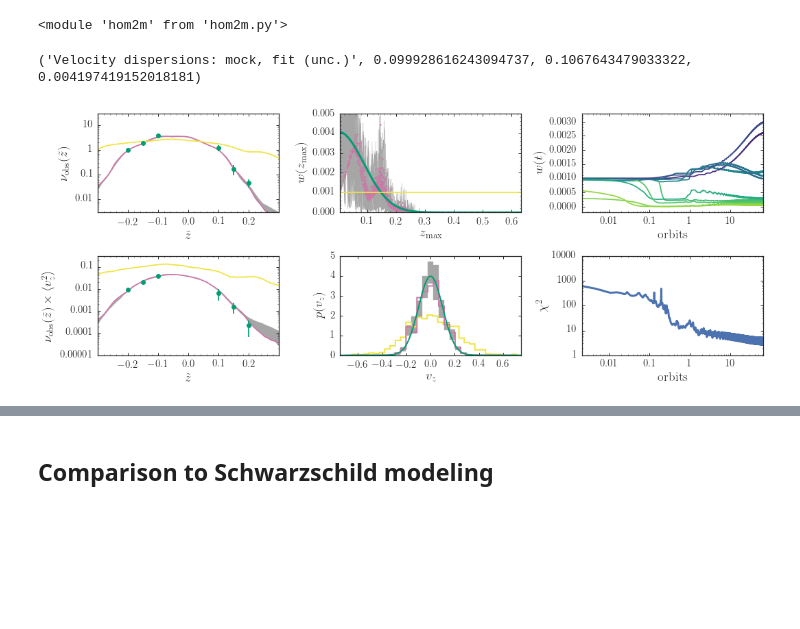
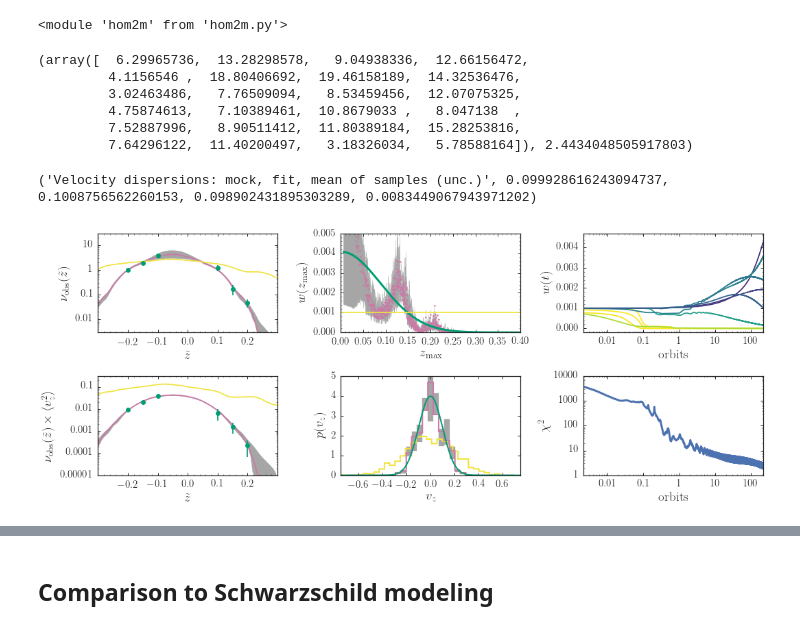
Before and after one commit to jobovy/simple-m2m, a Jupyter notebook: py/HOM2M.ipynb, the cells around one changed output, grey strips where cells are left out. Saved outputs shown, nothing was run; the diff lists cells and outputs as text; code cells hidden in the pictures; blank space fills up the shorter version.

```diff
--- a/py/HOM2M.ipynb
+++ b/py/HOM2M.ipynb
@@ -136,15 +136,15 @@ reload(hom2m)
 <module 'hom2m' from 'hom2m.py'>
 # %%
 step= numpy.pi/3.*10.**-2.
-nstep= 30000
-eps= 10.**-3.
+nstep= 100000
+eps= 10.**-3.5
 smooth= None#1./step/100.
 st96smooth= False
-mu= 5.
-h_m2m= 0.05
+mu= 0.
+h_m2m= 0.075
 omega_m2m= omega_true
 zsun_m2m= zsun_true
-prior= 'gamma'
+prior= 'entropy'
 w_out,Q,wevol,windx= hom2m.fit_m2m(w_init,z_m2m,vz_m2m,omega_m2m,zsun_m2m,
                                    z_obs,dens_obs,dens_obs_noise,
                                    densv2_obs,densv2_obs_noise,
@@ -235,16 +232,25 @@ reload(hom2m)
 <module 'hom2m' from 'hom2m.py'>
 # %%
 step_sam= numpy.pi/3.*10.**-2.
-nstep_sam= 10000
-eps_sam= 10.**-3.
-prior= 'entropy'
-nsamples= 12
+nstep_sam= nstep
+eps_sam= eps
+nsamples= 24
+s_low, s_high= 4, -4
 w_sam,Q_sam,z_sam,vz_sam= hom2m.sample_m2m(nsamples,w_out,z_m2m,vz_m2m,omega_m2m,zsun_m2m,
                                            z_obs,dens_obs,dens_obs_noise,
                                            densv2_obs=densv2_obs,densv2_obs_noise=densv2_obs_noise,
                                            nstep=nstep_sam,step=step_sam,eps=eps_sam,
                                            mu=mu,h_m2m=h_m2m,prior=prior,w_prior=w_init,
                                            smooth=smooth,st96smooth=st96smooth)
+# %%
+print(numpy.sum(Q_sam,axis=1),numpy.sum(Q,axis=1)[-1])
+# %% [output]
+(array([  6.29965736,  13.28298578,   9.04938336,  12.66156472,
+         4.1156546 ,  18.80406692,  19.46158189,  14.32536476,
+         3.02463486,   7.76509094,   8.53459456,  12.07075325,
+         4.75874613,   7.10389461,  10.8679033 ,   8.047138  ,
+         7.52887996,   8.90511412,  11.80389184,  15.28253816,
+         7.64296122,  11.40200497,   3.18326034,   5.78588164]), 2.4434048505917803)
 # %%
 A_m2m, phi_m2m= hom2m.zvz_to_Aphi(z_m2m,vz_m2m,omega_m2m)
 z_m2m= A_m2m*numpy.cos(phi_m2m+nstep*step*omega_m2m)
@@ -258,8 +264,8 @@ densv2_final_sam= numpy.empty((nsamples,len(dens_final)))
 vz_hist= numpy.empty((nsamples,31))
 sigvz= numpy.empty((nsamples))
 for ii in range(nsamples):
-    dens_final_sam[ii]= hom2m.compute_dens(z_sam[ii],zsun_true,z_out,h_m2m,w=w_out)
-    densv2_final_sam[ii]= hom2m.compute_densv2(z_sam[ii],vz_sam[ii],zsun_true,z_out,h_m2m,w=w_out)
+    dens_final_sam[ii]= hom2m.compute_dens(z_sam[ii],zsun_true,z_out,h_m2m,w=w_sam[ii])
+    densv2_final_sam[ii]= hom2m.compute_densv2(z_sam[ii],vz_sam[ii],zsun_true,z_out,h_m2m,w=w_sam[ii])
     vz_hist[ii], _= numpy.histogram(vz_sam[ii],weights=w_sam[ii],normed=True,bins=31,range=[-0.7,0.7])
     sigvz[ii]= numpy.sqrt(numpy.sum(w_sam[ii]*(vz_sam[ii]\
                             -numpy.sum(w_sam[ii]*vz_sam[ii])/numpy.sum(w_sam[ii]))**2.)/numpy.sum(w_sam[ii]))
@@ -275,7 +281,7 @@ bovy_plot.bovy_plot(z_out,dens_init,'-',semilogy=True,color=init_color,
                    xrange=[-.3,0.3],yrange=[0.003,30.],gcf=True)
 bovy_plot.bovy_plot(z_obs,dens_obs,'o',semilogy=True,overplot=True,color=constraint_color)
 bovy_plot.bovy_plot(z_out,dens_final,'-',semilogy=True,overplot=True,zorder=0,color=final_color)
-fill_between(z_out,dens_final_sam_sorted[1],dens_final_sam_sorted[-2],color='0.65',zorder=0)
+fill_between(z_out,dens_final_sam_sorted[s_low],dens_final_sam_sorted[s_high],color='0.65',zorder=0)
 errorbar(z_obs,dens_obs,yerr=dens_obs_noise,marker='None',ls='none',color=constraint_color)
 yscale('log',nonposy='clip')
 gca().yaxis.set_major_formatter(FuncFormatter(
@@ -286,7 +292,7 @@ bovy_plot.bovy_plot(z_out,densv2_init,'-',semilogy=True,color=init_color,
                     xrange=[-.3,0.3],yrange=[0.00001,.3],gcf=True)
 bovy_plot.bovy_plot(z_obs,densv2_obs,'o',semilogy=True,overplot=True,color=constraint_color)
 bovy_plot.bovy_plot(z_out,densv2_final,'-',semilogy=True,overplot=True,zorder=0,color=final_color)
-fill_between(z_out,densv2_final_sam_sorted[1],densv2_final_sam_sorted[-2],color='0.65',zorder=0)
+fill_between(z_out,densv2_final_sam_sorted[s_low],densv2_final_sam_sorted[s_high],color='0.65',zorder=0)
 errorbar(z_obs,densv2_obs,yerr=densv2_obs_noise,marker='None',ls='none',color=constraint_color)
 yscale('log',nonposy='clip')
 gca().yaxis.set_major_formatter(FuncFormatter(
@@ -294,14 +300,14 @@ gca().yaxis.set_major_formatter(FuncFormatter(
 subplot(2,3,2)
 bovy_plot.bovy_plot(A_m2m,w_out,'k.',ms=5.,color=final_color,
                     xlabel=r'$z_{\mathrm{max}}$',ylabel=r'$w(z_{\mathrm{max}})$',
-                   yrange=[0.,5./len(w_out)],gcf=True)
+                   yrange=[0.,5./len(w_out)],xrange=[0.,0.4],gcf=True)
 sindx= numpy.argsort(A_m2m)
 w_expect= numpy.exp((A_m2m[sindx]*omega_m2m)**2./2.*(1./sigma_init**2.-1./sigma_true**2.))
 w_expect/= numpy.sum(w_expect)
 plot(A_m2m[sindx],w_expect,lw=3.,color=constraint_color)
 fill_between(A_m2m[sindx],
-             w_sam_sorted[1][sindx],
-             w_sam_sorted[-2][sindx],color='0.65',zorder=0)
+             w_sam_sorted[s_low][sindx],
+             w_sam_sorted[s_high][sindx],color='0.65',zorder=0)
 axhline(1./len(z_m2m),color=init_color,)
 subplot(2,3,5)
 _= hist(vz_m2m,histtype='step',lw=2.,normed=True,bins=31,zorder=0,color=init_color)
@@ -309,34 +315,35 @@ xs= numpy.linspace(-0.75,0.75,201)
 plot(xs,1./numpy.sqrt(2.*numpy.pi)/sigma_true*numpy.exp(-0.5*xs**2./sigma_true**2.),
      lw=2.,zorder=2,color=constraint_color)
 h,e,p= hist(vz_m2m,weights=w_out,histtype='step',lw=2.,normed=True,bins=31,zorder=1,color=final_color,range=[-0.7,0.7])
-fill_between(0.5*(e+numpy.roll(e,1))[1:],vz_hist_sorted[1],vz_hist_sorted[-2],color='0.65',zorder=0,step='mid')
+fill_between(0.5*(e+numpy.roll(e,1))[1:],vz_hist_sorted[s_low],vz_hist_sorted[s_high],color='0.65',zorder=0,step='mid')
 xlim(-0.75,0.75)
 ylim(0.,5.)
 xlabel(r'$v_z$')
 ylabel(r'$p(v_z)$')
-print("Velocity dispersions: mock, fit (unc.)",numpy.std(vz_mock),\
+print("Velocity dispersions: mock, fit, mean of samples (unc.)",numpy.std(vz_mock),\
       numpy.sqrt(numpy.sum(w_out*(vz_m2m-numpy.sum(w_out*vz_m2m)/numpy.sum(w_out))**2.)/numpy.sum(w_out)),
+      numpy.sqrt(numpy.sum(numpy.mean(w_sam,axis=0)*(vz_m2m-numpy.sum(numpy.mean(w_sam,axis=0)*vz_m2m)/numpy.sum(numpy.mean(w_sam,axis=0)))**2.)/numpy.sum(numpy.mean(w_sam,axis=0))),
      numpy.std(sigvz))
 subplot(2,3,3)
 for ii in range(len(wevol)):
     bovy_plot.bovy_plot(numpy.linspace(0.,1.,nstep)*nstep*step*omega_true/2./numpy.pi,wevol[ii],'-',
                         color=cm.viridis(A_m2m[windx][ii]/0.3),
                         yrange=[-0.2/len(z_m2m),numpy.amax(wevol)*1.1],
                         semilogx=True,xlabel=r'$\mathrm{orbits}$',ylabel=r'$w(t)$',gcf=True,overplot=ii>0)
 gca().xaxis.set_major_formatter(FuncFormatter(
                 lambda y,pos: (r'${{:.{:1d}f}}$'.format(int(numpy.maximum(-numpy.log10(y),0)))).format(y)))
 subplot(2,3,6)
 bovy_plot.bovy_plot(numpy.linspace(0.,1.,nstep)*nstep*step*omega_true/2./numpy.pi,numpy.sum(Q,axis=1),lw=3.,
                    loglog=True,xlabel=r'$\mathrm{orbits}$',ylabel=r'$\chi^2$',gcf=True,
                    yrange=[1.,10**4.])
 gca().yaxis.set_major_formatter(FuncFormatter(
                 lambda y,pos: (r'${{:.{:1d}f}}$'.format(int(numpy.maximum(-numpy.log10(y),0)))).format(y)))
 gca().xaxis.set_major_formatter(FuncFormatter(
                 lambda y,pos: (r'${{:.{:1d}f}}$'.format(int(numpy.maximum(-numpy.log10(y),0)))).format(y)))
 tight_layout()
 if save_figures:
     plt.savefig(os.path.join(os.getenv('PAPERSDIR'),'2017-hom2m','basic_m2m.pdf'),
                 bbox_inches='tight')
 # %% [output]
-('Velocity dispersions: mock, fit (unc.)', 0.099928616243094737, 0.1067643479033322, 0.004197419152018181)
+('Velocity dispersions: mock, fit, mean of samples (unc.)', 0.099928616243094737, 0.1008756562260153, 0.098902431895303289, 0.0083449067943971202)
-[figure, old version]
+[figure, new version]
```
Also changed, not shown: parts of 12 cells of this notebook.
